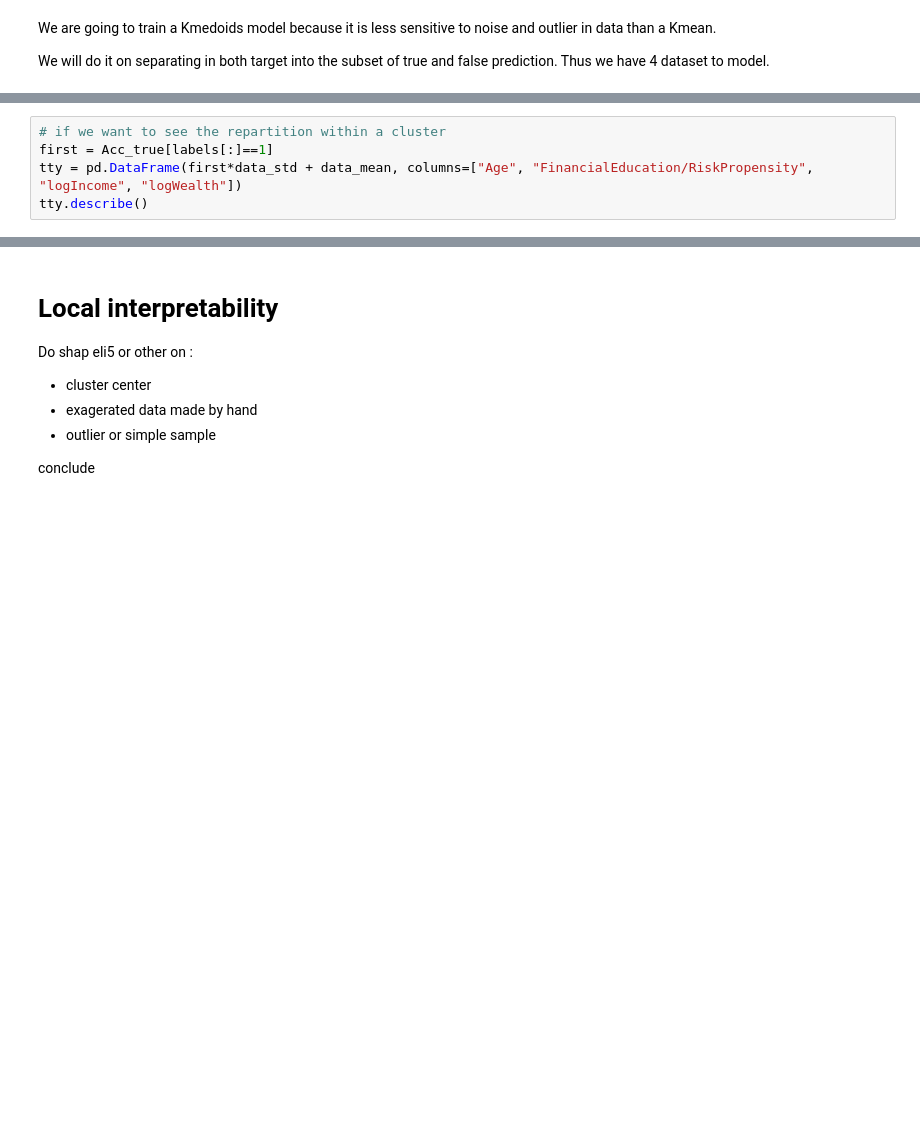
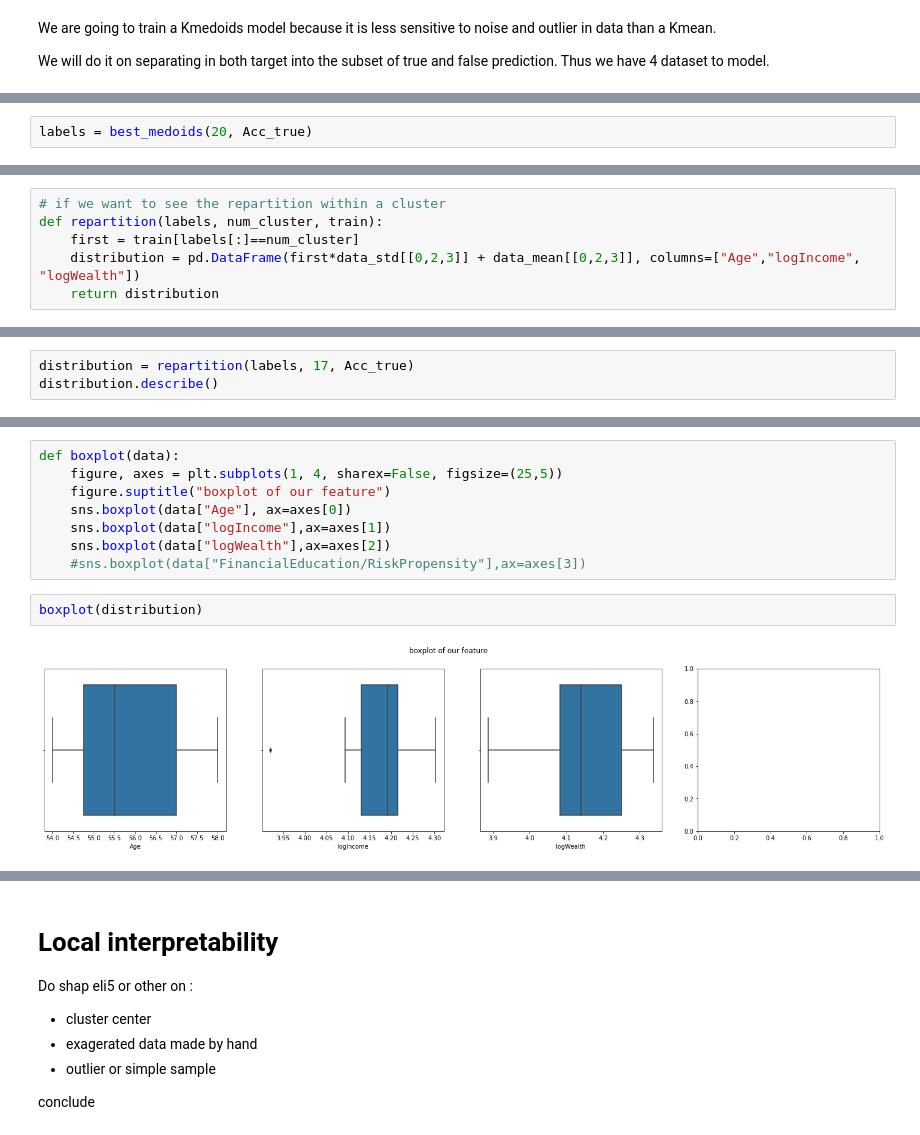
Before and after one commit to Emmalito/ML_BC2, a Jupyter notebook: src/4_Interpretability.ipynb, the cells around one changed output, grey strips where cells are left out. Cells and saved outputs as stored; diff of their text form; blank space fills up the shorter version.

Commit message:
ajout medoids

```diff
--- a/src/4_Interpretability.ipynb
+++ b/src/4_Interpretability.ipynb
@@ -246,0 +259,2 @@ classes [1 2 3 4 5 6 7] distributed as : [ 44 110  24  78 106  28  83]
+# %%
+labels = best_medoids(20, Acc_true)
@@ -247,5 +279,6 @@ classes [1 2 3 4 5 6 7] distributed as : [ 44 110  24  78 106  28  83]
 # %%
 # if we want to see the repartition within a cluster
-first = Acc_true[labels[:]==1]
-tty = pd.DataFrame(first*data_std + data_mean, columns=["Age", "FinancialEducation/RiskPropensity", "logIncome", "logWealth"])
-tty.describe()
+def repartition(labels, num_cluster, train):
+    first = train[labels[:]==num_cluster]
+    distribution = pd.DataFrame(first*data_std[[0,2,3]] + data_mean[[0,2,3]], columns=["Age","logIncome", "logWealth"])
+    return distribution
@@ -261,0 +285,3 @@ tty.describe()
+# %%
+distribution = repartition(labels, 17, Acc_true)
+distribution.describe()
@@ -261,0 +298,12 @@ tty.describe()
+# %%
+def boxplot(data):
+    figure, axes = plt.subplots(1, 4, sharex=False, figsize=(25,5))
+    figure.suptitle("boxplot of our feature")
+    sns.boxplot(data["Age"], ax=axes[0])
+    sns.boxplot(data["logIncome"],ax=axes[1])
+    sns.boxplot(data["logWealth"],ax=axes[2])
+    #sns.boxplot(data["FinancialEducation/RiskPropensity"],ax=axes[3])
+# %%
+boxplot(distribution)
+# %% [output]
+[figure, added]
```
Also changed, not shown: parts of 15 cells of this notebook.
